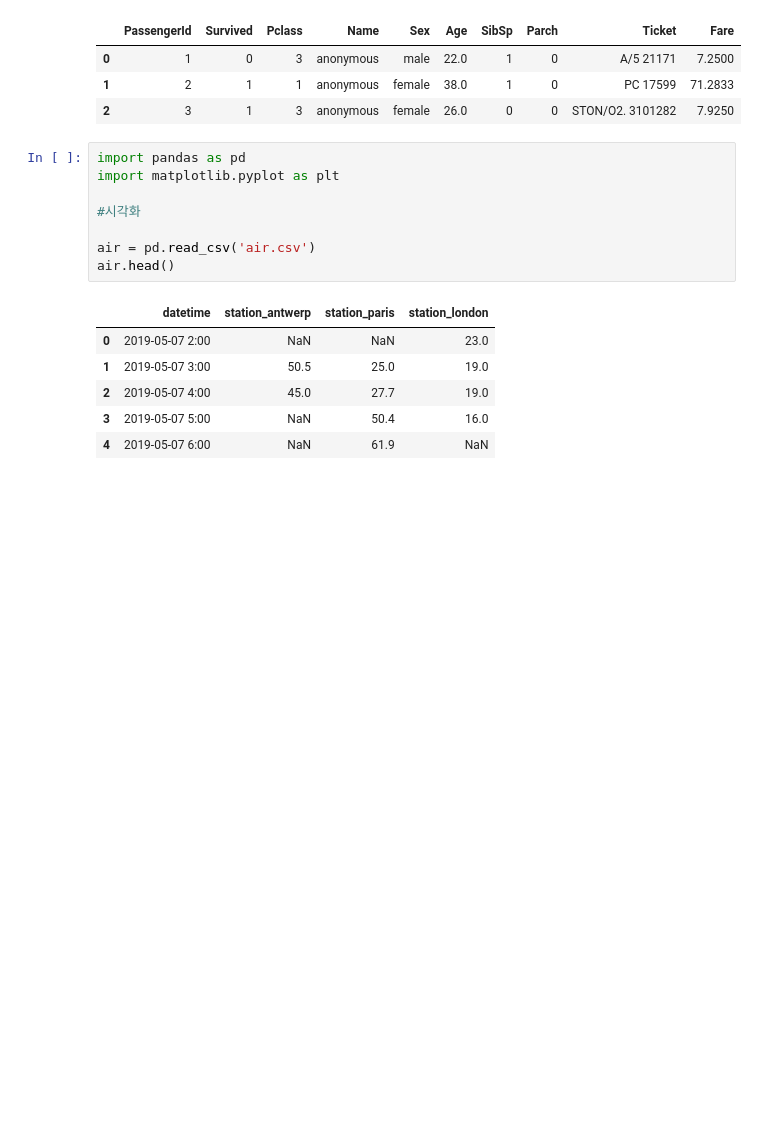
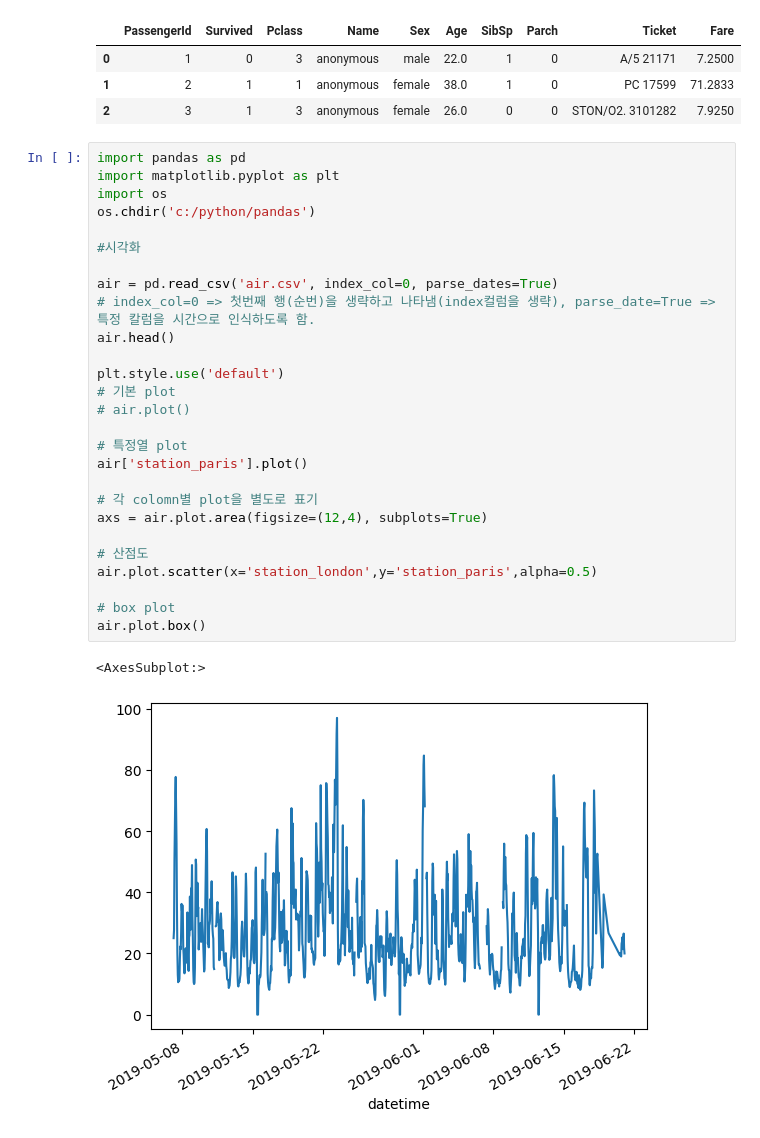
Before and after one commit to seongjinp/pandas-, a Jupyter notebook: pandas.ipynb, the cells around one changed output. Drawn from its saved outputs; the diff is of its cells as text; blank space fills up the shorter version.

Commit message:
pandas-

```diff
--- a/pandas.ipynb
+++ b/pandas.ipynb
@@ -116,18 +116,33 @@ memory usage: 66.2+ KB
 | 0 | 1 | 0 | 3 | anonymous | male | 22.0 | 1 | 0 | A/5 21171 | 7.2500 |
 | 1 | 2 | 1 | 1 | anonymous | female | 38.0 | 1 | 0 | PC 17599 | 71.2833 |
 | 2 | 3 | 1 | 3 | anonymous | female | 26.0 | 0 | 0 | STON/O2. 3101282 | 7.9250 |
-# %%
-import pandas as pd
-import matplotlib.pyplot as plt
-
-#시각화
-
-air = pd.read_csv('air.csv')
-air.head()
-# %% [output]
-|  | datetime | station_antwerp | station_paris | station_london |
-| 0 | 2019-05-07 2:00 | NaN | NaN | 23.0 |
-| 1 | 2019-05-07 3:00 | 50.5 | 25.0 | 19.0 |
-| 2 | 2019-05-07 4:00 | 45.0 | 27.7 | 19.0 |
-| 3 | 2019-05-07 5:00 | NaN | 50.4 | 16.0 |
-| 4 | 2019-05-07 6:00 | NaN | 61.9 | NaN |
+# %%
+import pandas as pd
+import matplotlib.pyplot as plt
+import os
+os.chdir('c:/python/pandas')
+
+#시각화
+
+air = pd.read_csv('air.csv', index_col=0, parse_dates=True)
+# index_col=0 => 첫번째 행(순번)을 생략하고 나타냄(index컬럼을 생략), parse_date=True => 특정 칼럼을 시간으로 인식하도록 함.
+air.head()
+
+plt.style.use('default')
+# 기본 plot
+# air.plot()
+
+# 특정열 plot
+air['station_paris'].plot()
+
+# 각 colomn별 plot을 별도로 표기
+axs = air.plot.area(figsize=(12,4), subplots=True)
+
+# 산점도
+air.plot.scatter(x='station_london',y='station_paris',alpha=0.5)
+
+# box plot
+air.plot.box()
+# %% [output]
+<AxesSubplot:>
+[figure, added]
```
Also changed, not shown: parts of 3 cells of this notebook, 3 other files.
